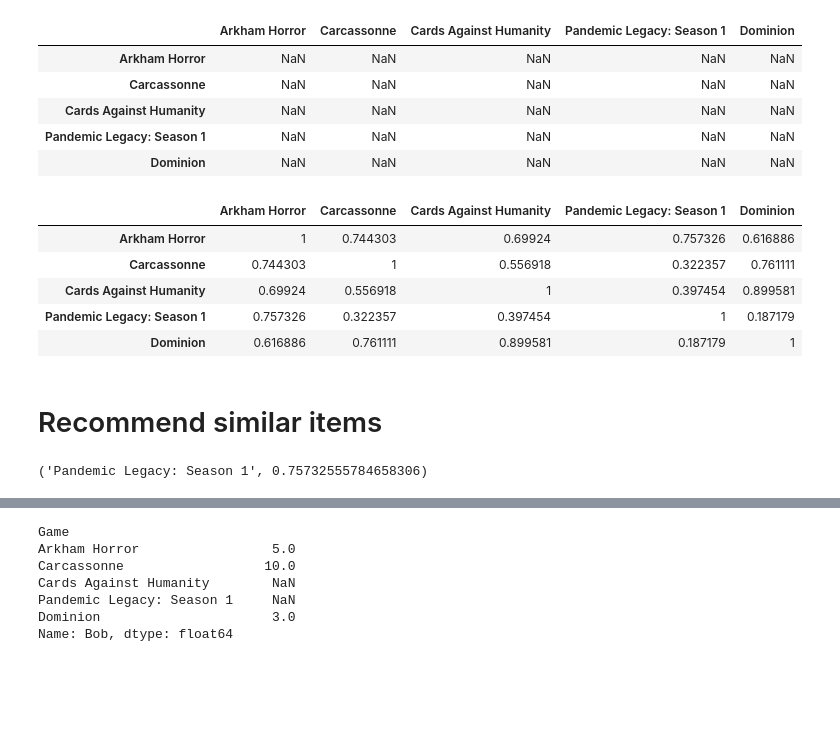
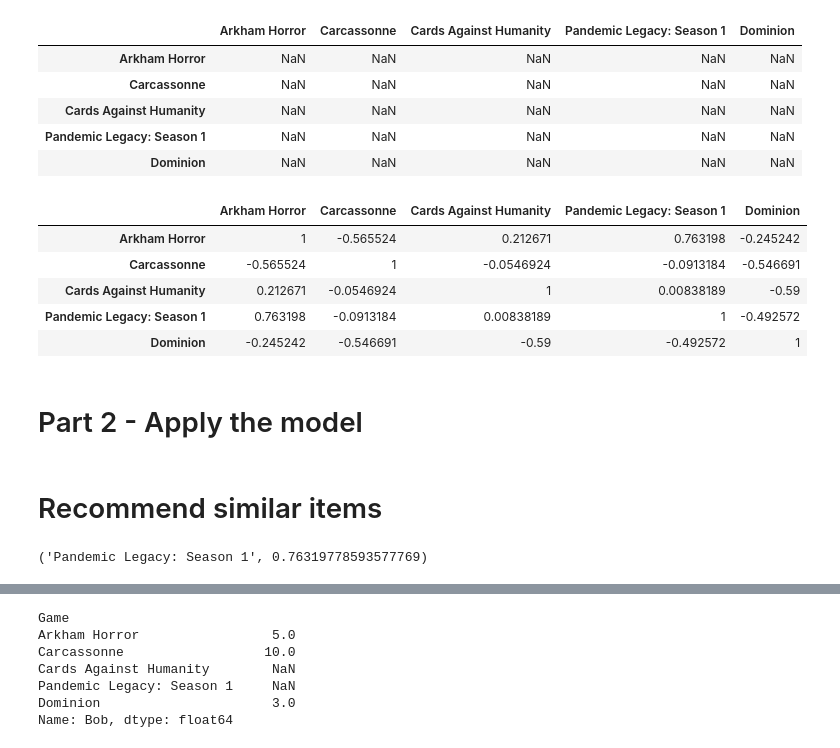
Before and after one commit to curious-attempt-bunny/ml-talks, a Jupyter notebook: item-item collaborative filtering.ipynb, the cells around one changed output, grey strips where cells are left out. Drawn from its saved outputs; the diff is of its cells as text; code cells hidden in the pictures; blank space fills up the shorter version.

```diff
--- a/item-item collaborative filtering.ipynb
+++ b/item-item collaborative filtering.ipynb
@@ -85,7 +96,7 @@ dtype: float64
 # %% [markdown]
 ## Precompute item square root of sum of squares
 # %%
-sqrt_sum_squares = ratings.pow(2).sum(axis=1).pow(0.5)
+sqrt_sum_squares = normalized.pow(2).sum(axis=1).pow(0.5)
 rendering = normalized.copy()
 rendering['Sqrt Sum Squares'] = sqrt_sum_squares
 rendering
@@ -112,18 +123,20 @@ similarity
 # %%
 for i in similarity.index.values:
     for j in similarity.index.values:
-        nominator = (ratings.loc[i] * ratings.loc[j]).sum()
+        numerator = (normalized.loc[i] * normalized.loc[j]).sum()
         denominator = sqrt_sum_squares.loc[i] * sqrt_sum_squares.loc[j]
-        similarity.loc[i,j] = nominator / denominator
+        similarity.loc[i,j] = numerator / denominator
 
 similarity
 # %% [output]
 |  | Arkham Horror | Carcassonne | Cards Against Humanity | Pandemic Legacy: Season 1 | Dominion |
-| Arkham Horror | 1 | 0.744303 | 0.69924 | 0.757326 | 0.616886 |
-| Carcassonne | 0.744303 | 1 | 0.556918 | 0.322357 | 0.761111 |
-| Cards Against Humanity | 0.69924 | 0.556918 | 1 | 0.397454 | 0.899581 |
-| Pandemic Legacy: Season 1 | 0.757326 | 0.322357 | 0.397454 | 1 | 0.187179 |
-| Dominion | 0.616886 | 0.761111 | 0.899581 | 0.187179 | 1 |
+| Arkham Horror | 1 | -0.565524 | 0.212671 | 0.763198 | -0.245242 |
+| Carcassonne | -0.565524 | 1 | -0.0546924 | -0.0913184 | -0.546691 |
+| Cards Against Humanity | 0.212671 | -0.0546924 | 1 | 0.00838189 | -0.59 |
+| Pandemic Legacy: Season 1 | 0.763198 | -0.0913184 | 0.00838189 | 1 | -0.492572 |
+| Dominion | -0.245242 | -0.546691 | -0.59 | -0.492572 | 1 |
+# %% [markdown]
+# Part 2 - Apply the model
 # %% [markdown]
 # Recommend similar items
 # %%
@@ -133,6 +146,6 @@ def most_similar_to(item):
 
 most_similar_to('Arkham Horror')
 # %% [output]
-('Pandemic Legacy: Season 1', 0.75732555784658306)
+('Pandemic Legacy: Season 1', 0.76319778593577769)
 # %% [markdown]
 # Predict user ratings
```
Also changed, not shown: parts of 21 cells of this notebook, 5 other files.
